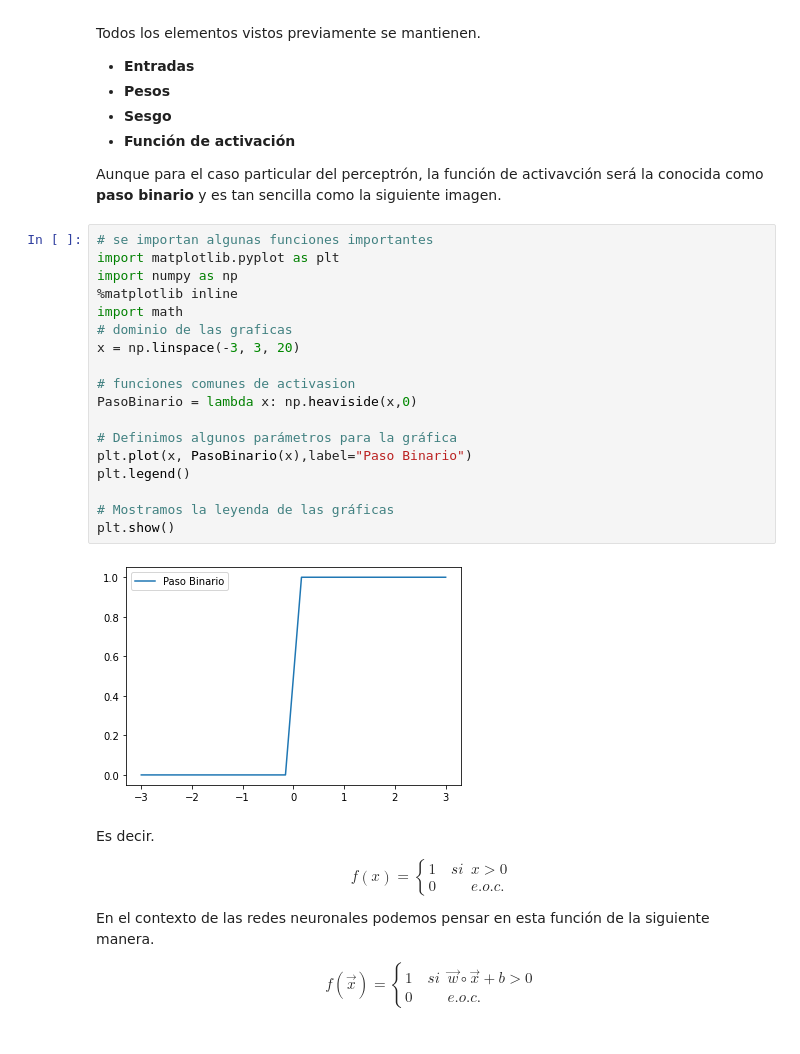
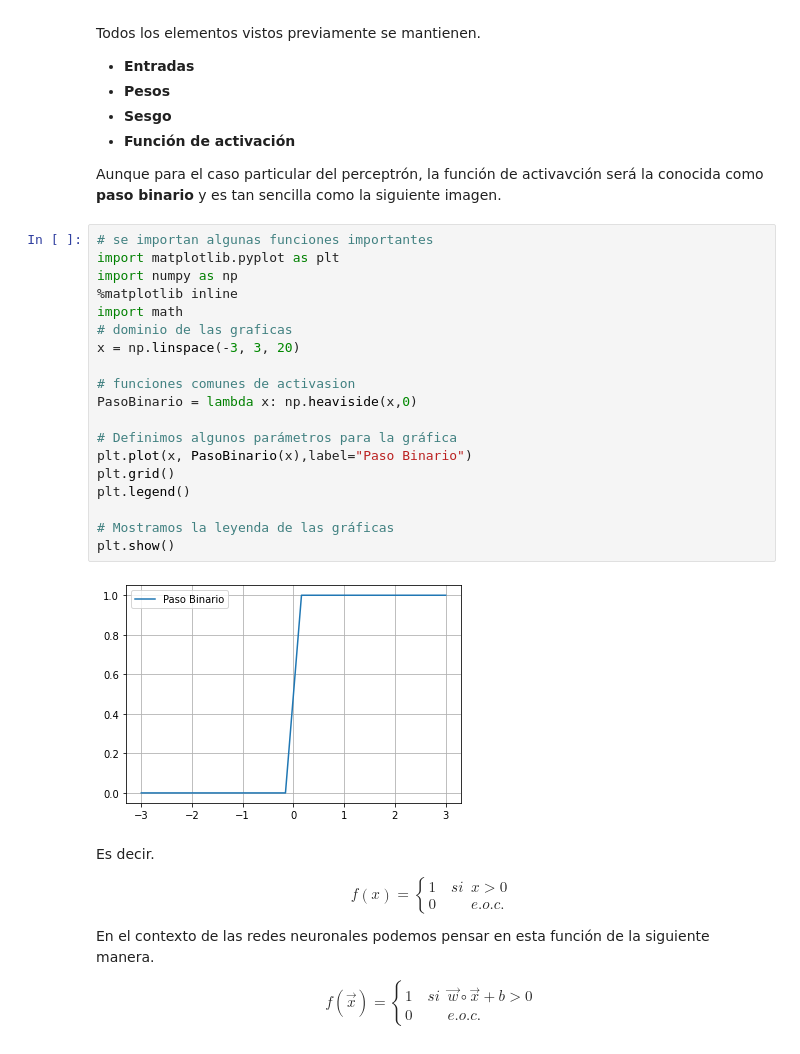
Before and after one commit to jugernaut/MACTI-programacionparalelo, a Jupyter notebook: RedesNeuronales/02_Perceptron.ipynb, the cells around one changed output. Cells and saved outputs as stored; diff of their text form.

```diff
--- a/RedesNeuronales/02_Perceptron.ipynb
+++ b/RedesNeuronales/02_Perceptron.ipynb
@@ -26,23 +26,24 @@ Aunque para el caso particular del perceptrón, la función de activavción ser
 # %%
 # se importan algunas funciones importantes
 import matplotlib.pyplot as plt
 import numpy as np
 %matplotlib inline
 import math
 # dominio de las graficas
 x = np.linspace(-3, 3, 20)
 
 # funciones comunes de activasion
 PasoBinario = lambda x: np.heaviside(x,0)
 
 # Definimos algunos parámetros para la gráfica
 plt.plot(x, PasoBinario(x),label="Paso Binario")
+plt.grid()
 plt.legend()
 
 # Mostramos la leyenda de las gráficas
 plt.show()
 # %% [output]
-[figure, old version]
+[figure, new version]
 # %% [markdown]
 Es decir.
 
```
Also changed, not shown: parts of 6 cells of this notebook.
